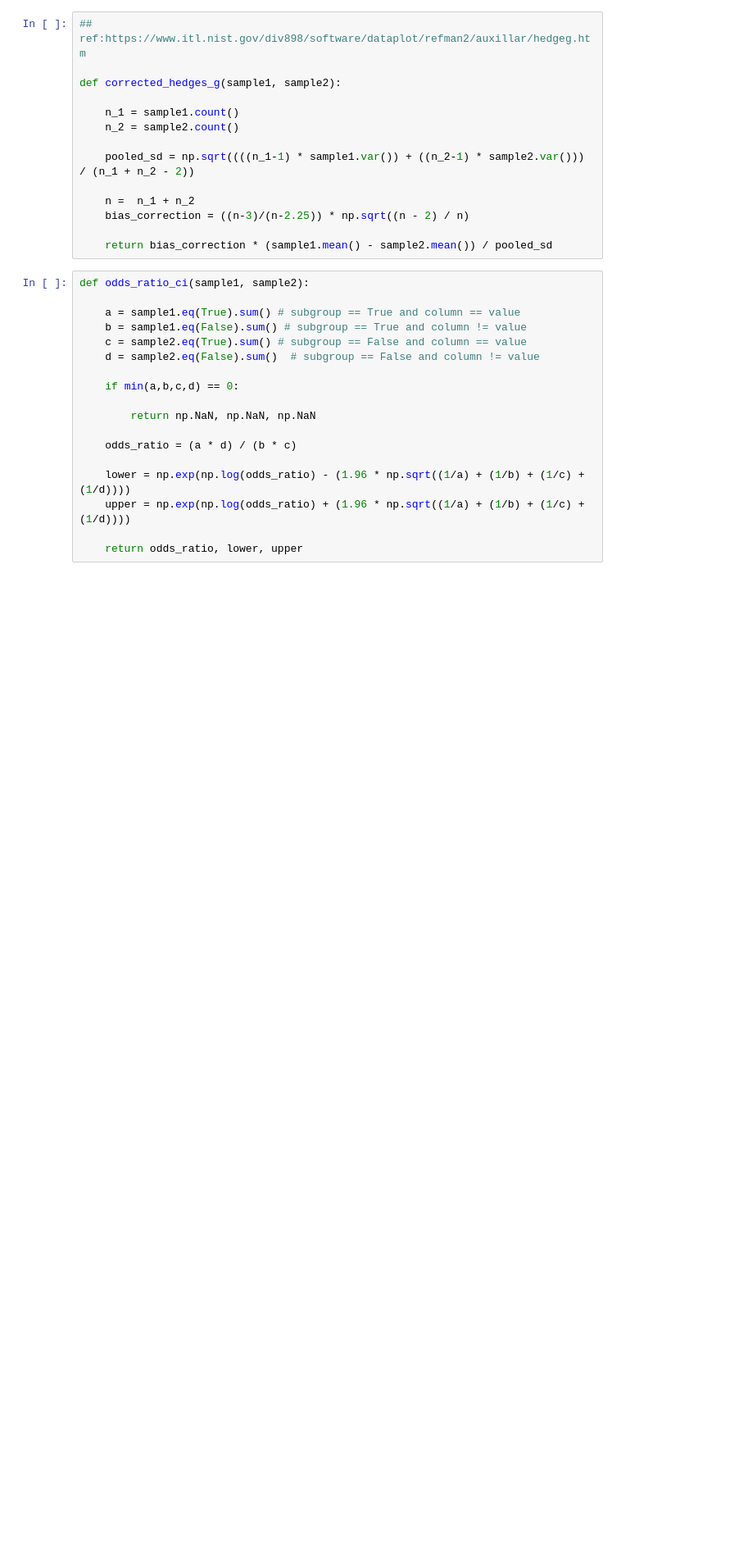
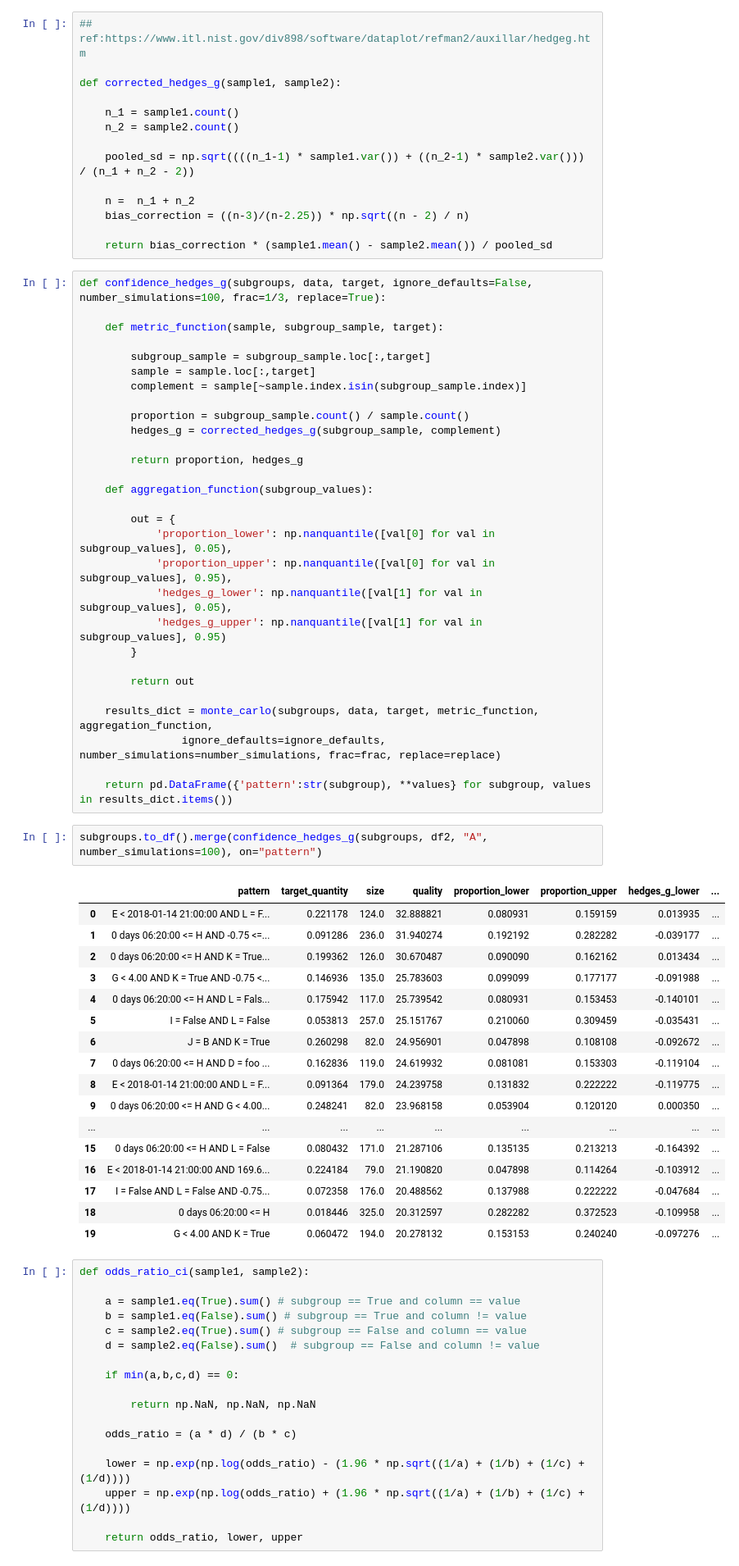
Before and after one commit to cslab-hub/sd4py, a Jupyter notebook: Extra functions development.ipynb, the cells around one changed output. Shown at 82% size. Cells and saved outputs as stored; diff of their text form; blank space fills up the shorter version.

```diff
--- a/Extra functions development.ipynb
+++ b/Extra functions development.ipynb
@@ -291,6 +366,55 @@ def corrected_hedges_g(sample1, sample2):
     bias_correction = ((n-3)/(n-2.25)) * np.sqrt((n - 2) / n)
 
     return bias_correction * (sample1.mean() - sample2.mean()) / pooled_sd
+# %%
+def confidence_hedges_g(subgroups, data, target, ignore_defaults=False, number_simulations=100, frac=1/3, replace=True):
+
+    def metric_function(sample, subgroup_sample, target):
+
+        subgroup_sample = subgroup_sample.loc[:,target]
+        sample = sample.loc[:,target]
+        complement = sample[~sample.index.isin(subgroup_sample.index)]
+
+        proportion = subgroup_sample.count() / sample.count()
+        hedges_g = corrected_hedges_g(subgroup_sample, complement)
+
+        return proportion, hedges_g
+
+    def aggregation_function(subgroup_values):
+
+        out = {
+            'proportion_lower': np.nanquantile([val[0] for val in subgroup_values], 0.05),
+            'proportion_upper': np.nanquantile([val[0] for val in subgroup_values], 0.95),
+            'hedges_g_lower': np.nanquantile([val[1] for val in subgroup_values], 0.05),
+            'hedges_g_upper': np.nanquantile([val[1] for val in subgroup_values], 0.95)
+        }
+
+        return out
+
+    results_dict = monte_carlo(subgroups, data, target, metric_function, aggregation_function,
+                ignore_defaults=ignore_defaults, number_simulations=number_simulations, frac=frac, replace=replace)
+
+    return pd.DataFrame({'pattern':str(subgroup), **values} for subgroup, values in results_dict.items())
+# %%
+subgroups.to_df().merge(confidence_hedges_g(subgroups, df2, "A", number_simulations=100), on="pattern")
+# %% [output]
+|  | pattern | target_quantity | size | quality | proportion_lower | proportion_upper | hedges_g_lower | ... |
+| 0 | E < 2018-01-14 21:00:00 AND L = F... | 0.221178 | 124.0 | 32.888821 | 0.080931 | 0.159159 | 0.013935 | ... |
+| 1 | 0 days 06:20:00 <= H AND -0.75 <=... | 0.091286 | 236.0 | 31.940274 | 0.192192 | 0.282282 | -0.039177 | ... |
+| 2 | 0 days 06:20:00 <= H AND K = True... | 0.199362 | 126.0 | 30.670487 | 0.090090 | 0.162162 | 0.013434 | ... |
+| 3 | G < 4.00 AND K = True AND -0.75 <... | 0.146936 | 135.0 | 25.783603 | 0.099099 | 0.177177 | -0.091988 | ... |
+| 4 | 0 days 06:20:00 <= H AND L = Fals... | 0.175942 | 117.0 | 25.739542 | 0.080931 | 0.153453 | -0.140101 | ... |
+| 5 | I = False AND L = False | 0.053813 | 257.0 | 25.151767 | 0.210060 | 0.309459 | -0.035431 | ... |
+| 6 | J = B AND K = True | 0.260298 | 82.0 | 24.956901 | 0.047898 | 0.108108 | -0.092672 | ... |
+| 7 | 0 days 06:20:00 <= H AND D = foo ... | 0.162836 | 119.0 | 24.619932 | 0.081081 | 0.153303 | -0.119104 | ... |
+| 8 | E < 2018-01-14 21:00:00 AND L = F... | 0.091364 | 179.0 | 24.239758 | 0.131832 | 0.222222 | -0.119775 | ... |
+| 9 | 0 days 06:20:00 <= H AND G < 4.00... | 0.248241 | 82.0 | 23.968158 | 0.053904 | 0.120120 | 0.000350 | ... |
+| ... | ... | ... | ... | ... | ... | ... | ... | ... |
+| 15 | 0 days 06:20:00 <= H AND L = False | 0.080432 | 171.0 | 21.287106 | 0.135135 | 0.213213 | -0.164392 | ... |
+| 16 | E < 2018-01-14 21:00:00 AND 169.6... | 0.224184 | 79.0 | 21.190820 | 0.047898 | 0.114264 | -0.103912 | ... |
+| 17 | I = False AND L = False AND -0.75... | 0.072358 | 176.0 | 20.488562 | 0.137988 | 0.222222 | -0.047684 | ... |
+| 18 | 0 days 06:20:00 <= H | 0.018446 | 325.0 | 20.312597 | 0.282282 | 0.372523 | -0.109958 | ... |
+| 19 | G < 4.00 AND K = True | 0.060472 | 194.0 | 20.278132 | 0.153153 | 0.240240 | -0.097276 | ... |
 # %%
 def odds_ratio_ci(sample1, sample2):
 
```
Also changed, not shown: parts of 10 cells of this notebook.
